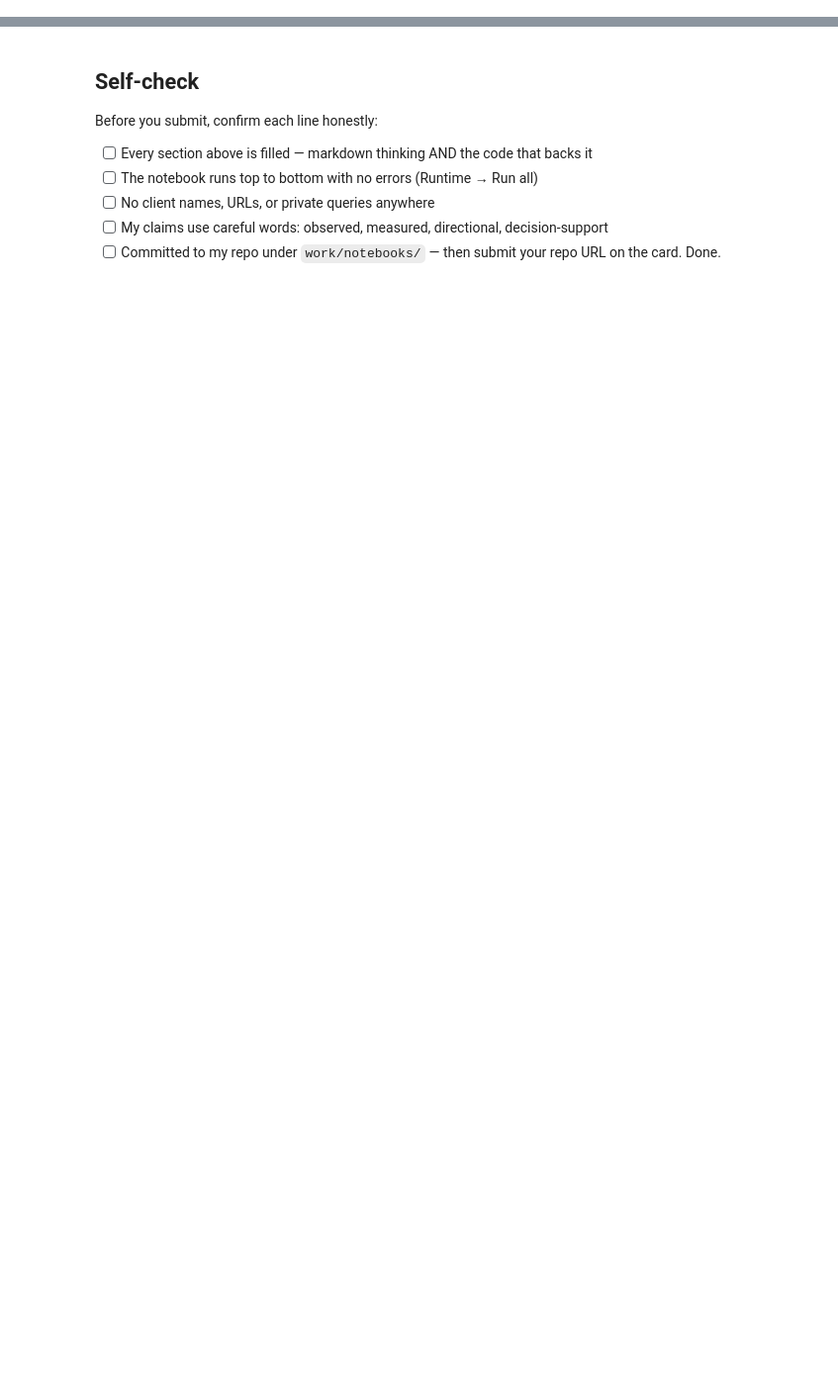
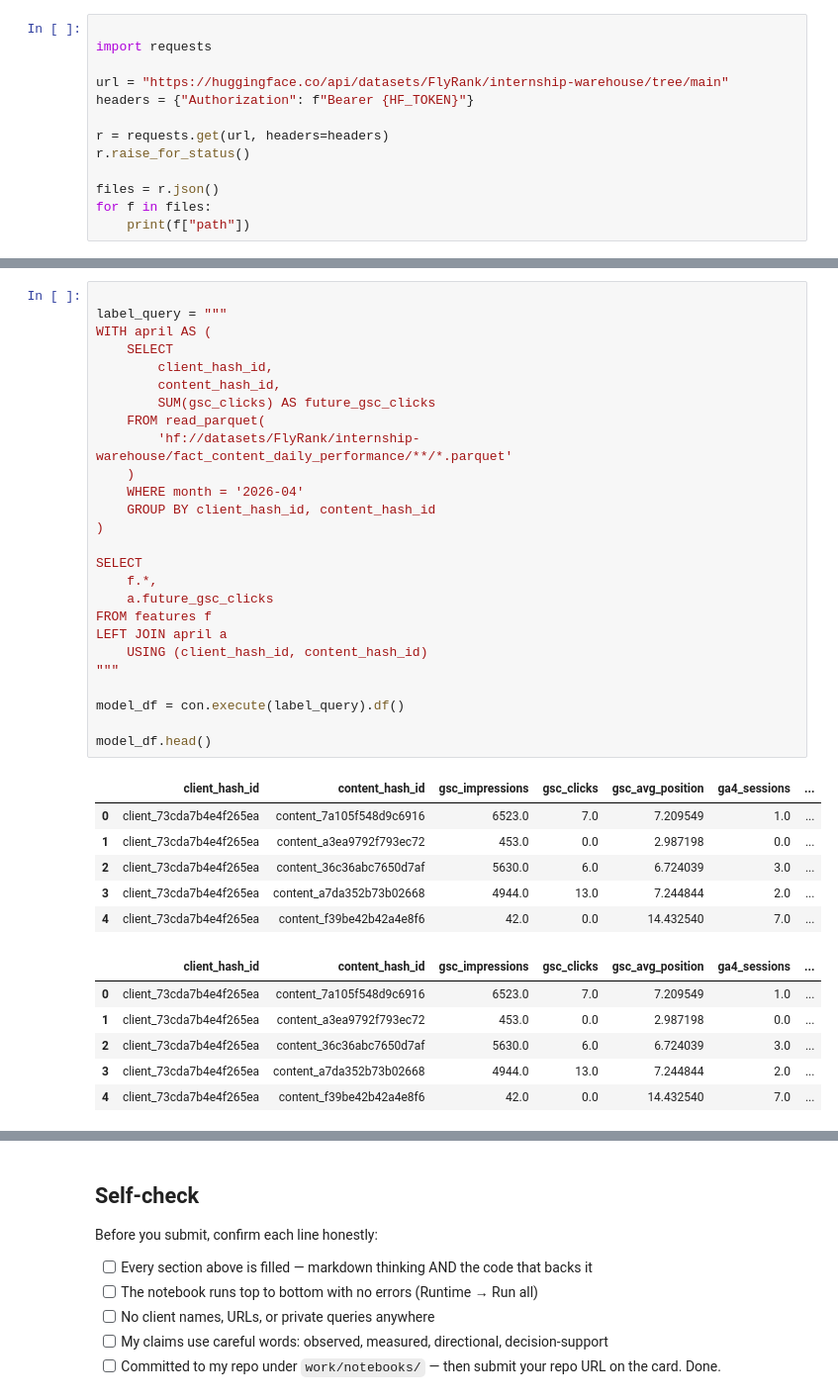
Before and after one commit to ektam9931/flyrank-ml-week1, a Jupyter notebook: work/notebooks/w03_data_contract.ipynb, the cells around one changed output, grey strips where cells are left out. Shown at 99% size. Cells and saved outputs as stored; diff of their text form; blank space fills up the shorter version.

```diff
--- a/work/notebooks/w03_data_contract.ipynb
+++ b/work/notebooks/w03_data_contract.ipynb
@@ -36,0 +52,13 @@ This skeleton is yours to fill. Work the sections **in order** — each one has
+# %%
+
+import requests
+
+url = "https://huggingface.co/api/datasets/FlyRank/internship-warehouse/tree/main"
+headers = {"Authorization": f"Bearer {HF_TOKEN}"}
+
+r = requests.get(url, headers=headers)
+r.raise_for_status()
+
+files = r.json()
+for f in files:
+    print(f["path"])
@@ -36,0 +219,39 @@ This skeleton is yours to fill. Work the sections **in order** — each one has
+# %%
+
+label_query = """
+WITH april AS (
+    SELECT
+        client_hash_id,
+        content_hash_id,
+        SUM(gsc_clicks) AS future_gsc_clicks
+    FROM read_parquet(
+        'hf://datasets/FlyRank/internship-warehouse/fact_content_daily_performance/**/*.parquet'
+    )
+    WHERE month = '2026-04'
+    GROUP BY client_hash_id, content_hash_id
+)
+
+SELECT
+    f.*,
+    a.future_gsc_clicks
+FROM features f
+LEFT JOIN april a
+    USING (client_hash_id, content_hash_id)
+"""
+
+model_df = con.execute(label_query).df()
+
+model_df.head()
+# %% [output]
+|  | client_hash_id | content_hash_id | gsc_impressions | gsc_clicks | gsc_avg_position | ga4_sessions | ... |
+| 0 | client_73cda7b4e4f265ea | content_7a105f548d9c6916 | 6523.0 | 7.0 | 7.209549 | 1.0 | ... |
+| 1 | client_73cda7b4e4f265ea | content_a3ea9792f793ec72 | 453.0 | 0.0 | 2.987198 | 0.0 | ... |
+| 2 | client_73cda7b4e4f265ea | content_36c36abc7650d7af | 5630.0 | 6.0 | 6.724039 | 3.0 | ... |
+| 3 | client_73cda7b4e4f265ea | content_a7da352b73b02668 | 4944.0 | 13.0 | 7.244844 | 2.0 | ... |
+| 4 | client_73cda7b4e4f265ea | content_f39be42b42a4e8f6 | 42.0 | 0.0 | 14.432540 | 7.0 | ... |
+|  | client_hash_id | content_hash_id | gsc_impressions | gsc_clicks | gsc_avg_position | ga4_sessions | ... |
+| 0 | client_73cda7b4e4f265ea | content_7a105f548d9c6916 | 6523.0 | 7.0 | 7.209549 | 1.0 | ... |
+| 1 | client_73cda7b4e4f265ea | content_a3ea9792f793ec72 | 453.0 | 0.0 | 2.987198 | 0.0 | ... |
+| 2 | client_73cda7b4e4f265ea | content_36c36abc7650d7af | 5630.0 | 6.0 | 6.724039 | 3.0 | ... |
+| 3 | client_73cda7b4e4f265ea | content_a7da352b73b02668 | 4944.0 | 13.0 | 7.244844 | 2.0 | ... |
+| 4 | client_73cda7b4e4f265ea | content_f39be42b42a4e8f6 | 42.0 | 0.0 | 14.432540 | 7.0 | ... |
```
Also changed, not shown: parts of 31 cells of this notebook.
